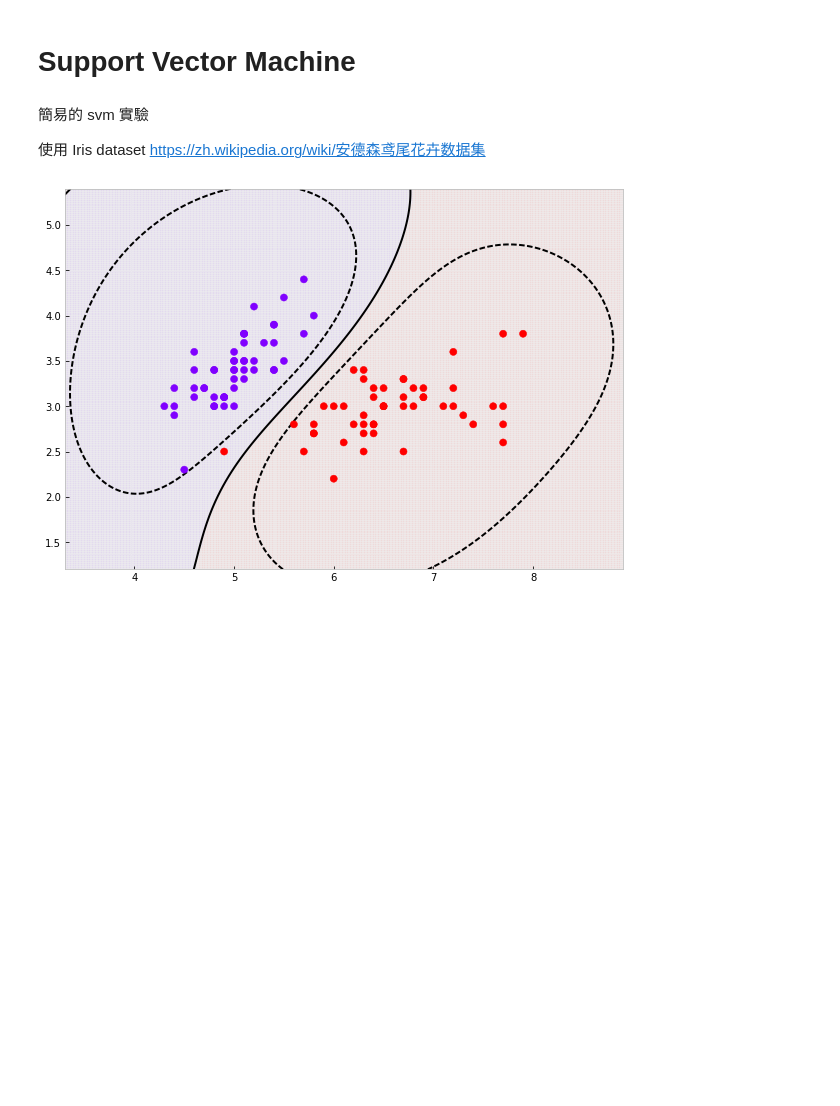
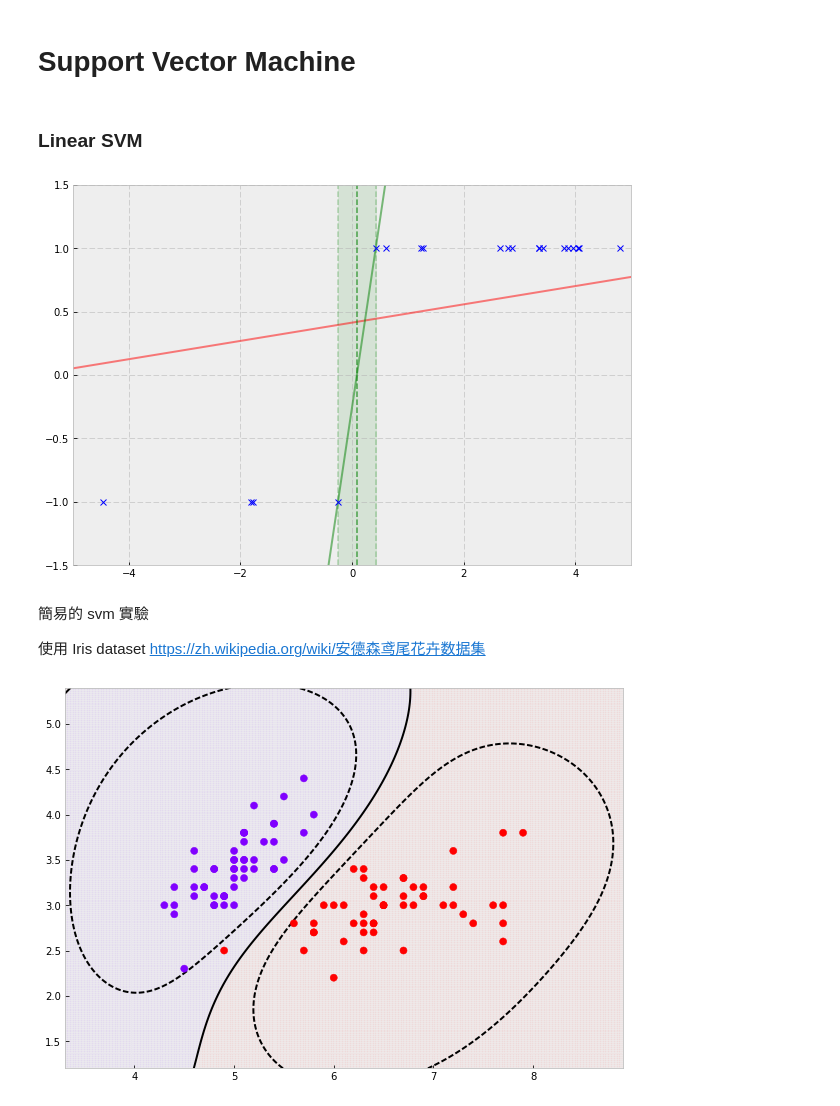
Before and after one commit to tjwei/HackNTU_Data_2017, a Jupyter notebook: Week02/04-SVM.ipynb, the cells around one changed output. Drawn from its saved outputs; the diff is of its cells as text; code cells hidden in the pictures; blank space fills up the shorter version.

```diff
--- a/Week02/04-SVM.ipynb
+++ b/Week02/04-SVM.ipynb
@@ -10,5 +10,41 @@ from sklearn import datasets, svm
 matplotlib.style.use('bmh')
 matplotlib.rcParams['figure.figsize']=(10,7)
+# %% [markdown]
+### Linear SVM
+# %%
+X = np.random.normal(5, 5, size=(50,1))
+y0 = X[:,0]>0
+y = y0.ravel()*2-1
+
+# linear regression
+regr = linear_model.LinearRegression().fit(X, y)
+test_X=np.linspace(-10,10,100).reshape(-1,1)
+plt.plot(test_X, regr.predict(test_X), alpha=0.5, c='r')
+plt.plot([-regr.intercept_/regr.coef_[0]]*2, [-1.5,1.5], 'r--', alpha=0.2)
+
+
+# linear svm
+clf = svm.SVC(kernel="linear", C=1000)
+clf.fit(X,y)
+plt.ylim(-1.5, 1.5)
+plt.xlim(-5, 5)
+
+# svm 的判斷分割點
+x0 = -clf.intercept_[0]/clf.coef_[0,0]
+x1 = (1-clf.intercept_[0])/clf.coef_[0,0]
+x2 = (-1-clf.intercept_[0])/clf.coef_[0,0]
+# or
+#assert (clf.n_support_ == [1,1]).all()
+#x1, x2 = clf.support_vectors_.ravel()
+plt.plot(test_X, clf.coef_[0]*test_X+clf.intercept_, 'g', alpha=0.5);
+plt.plot([x0]*2, [-1.5,1.5], 'g--', alpha=0.5)
+for x in [x1, x2]:
+    plt.plot([x]*2, [-1.5,1.5], 'g--', alpha=0.2);
+plt.fill_betweenx([-1.5,1.5], [x1]*2, [x2]*2,alpha=0.1, zorder=-1, color="g")
+
+plt.plot(X, y, 'bx');
+# %% [output]
+[figure, added]
 # %% [markdown]
 簡易的 svm 實驗
 
```
Also changed, not shown: parts of 4 cells of this notebook.
